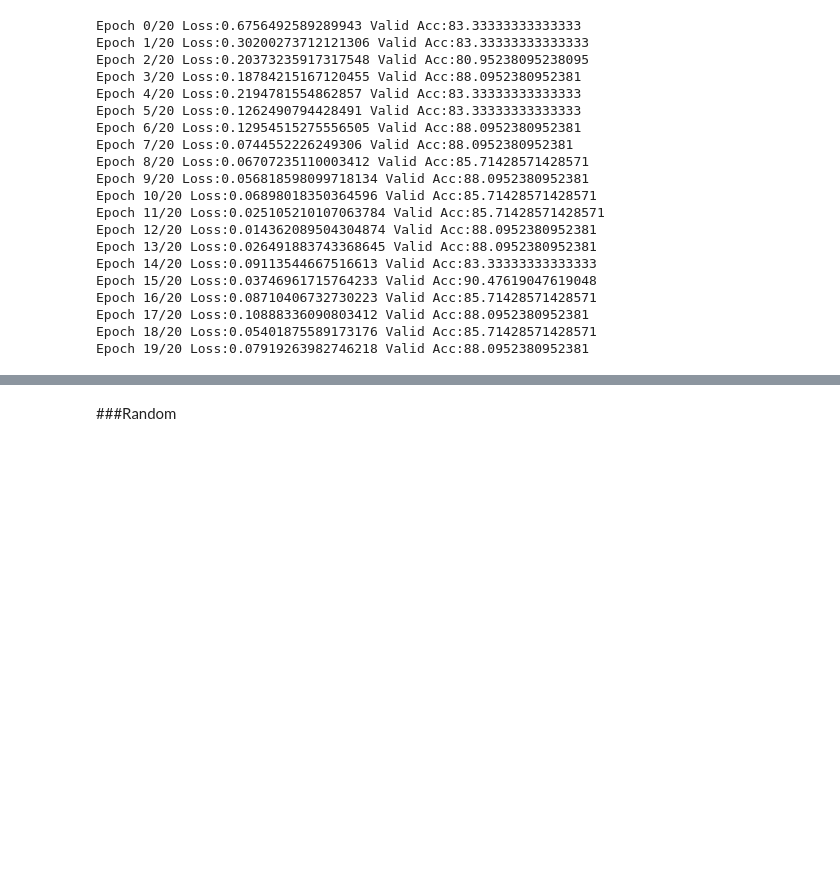
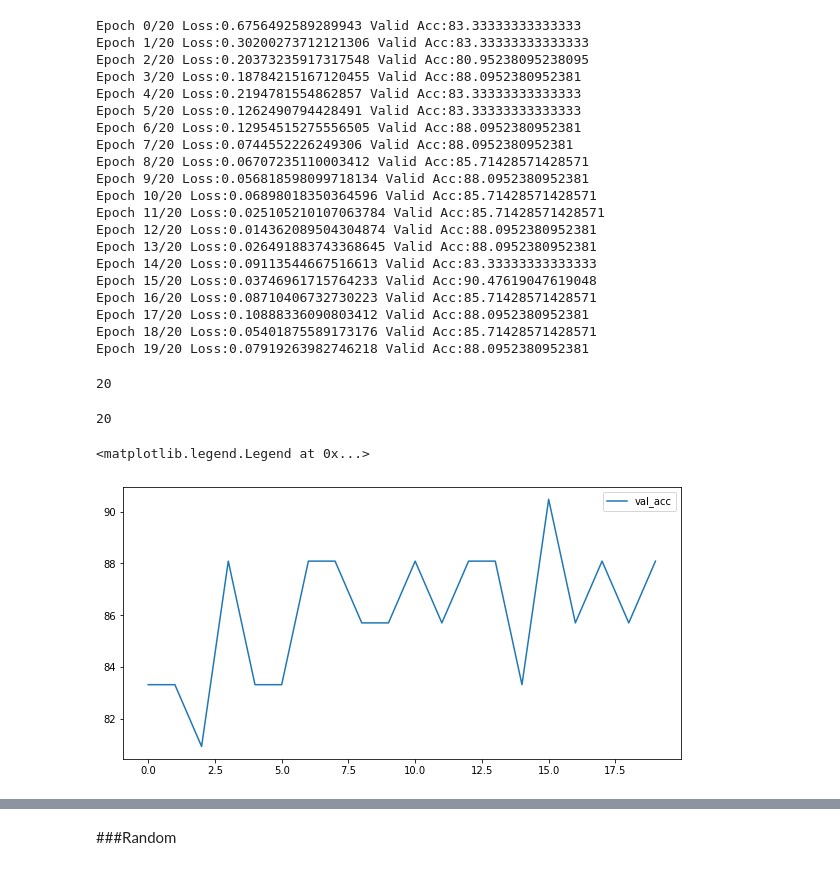
Before and after one commit to Farouk96/Audio-Classification, a Jupyter notebook: P7_02_02_New_methode.ipynb, the cells around one changed output, grey strips where cells are left out. Saved outputs shown, nothing was run; the diff lists cells and outputs as text; code cells hidden in the pictures; blank space fills up the shorter version.

```diff
--- a/P7_02_02_New_methode.ipynb
+++ b/P7_02_02_New_methode.ipynb
@@ -84,3 +83,21 @@ Epoch 16/20 Loss:0.08710406732730223 Valid Acc:85.71428571428571
 Epoch 17/20 Loss:0.10888336090803412 Valid Acc:88.0952380952381
 Epoch 18/20 Loss:0.05401875589173176 Valid Acc:85.71428571428571
 Epoch 19/20 Loss:0.07919263982746218 Valid Acc:88.0952380952381
+# %%
+val_loss=[0.676,0.302,0.204,0.188,0.219,0.126,0.130,0.074,0.067,0.057,0.069,0.025,0.014,0.026,0.091,0.037,0.087,0.109,0.054,0.079]
+len(val_loss)
+# %% [output]
+20
+# %%
+val_acc=[83.33,83.33,80.95,88.09,83.33,83.33,88.09,88.09,85.71,85.71,88.09,85.71,88.09,88.09,83.33,90.47,85.71,88.09,85.71,88.09]
+len(val_acc)
+# %% [output]
+20
+# %%
+fig, ax = plt.subplots(figsize=(10,5))
+
+plt.plot(Epoch,val_acc)
+plt.legend(['val_acc'])
+# %% [output]
+<matplotlib.legend.Legend at 0x...>
+[figure, added]
```
Also changed, not shown: parts of 25 cells of this notebook.
